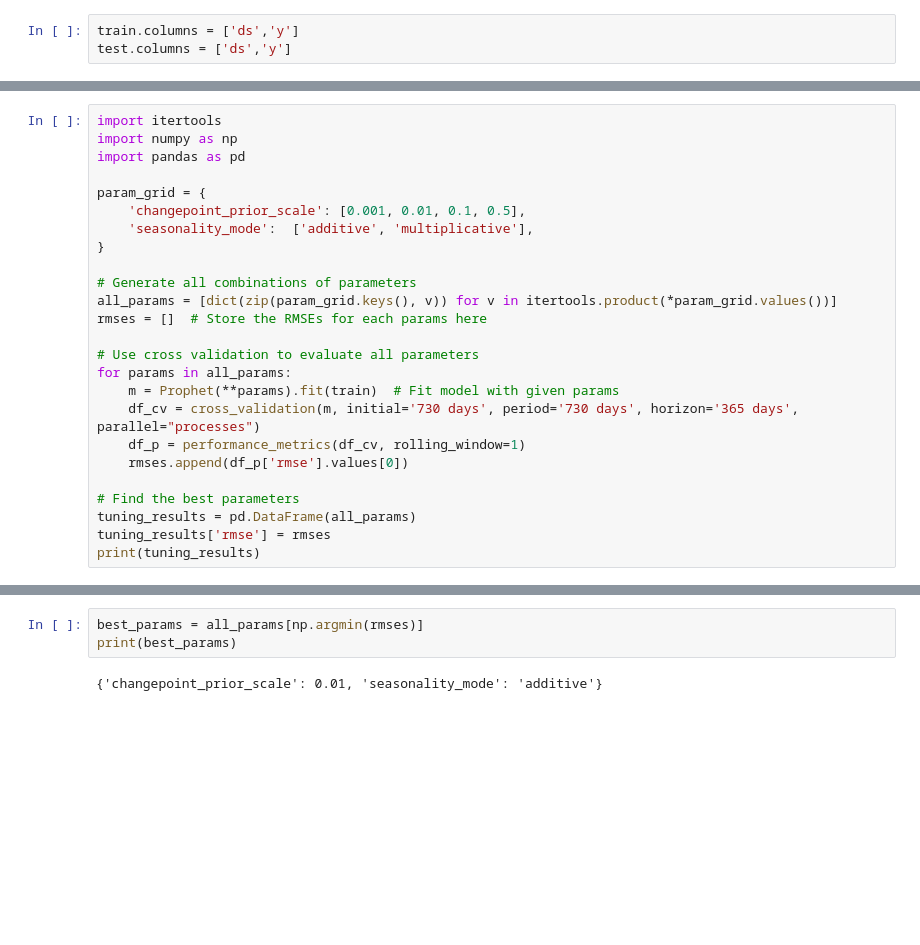
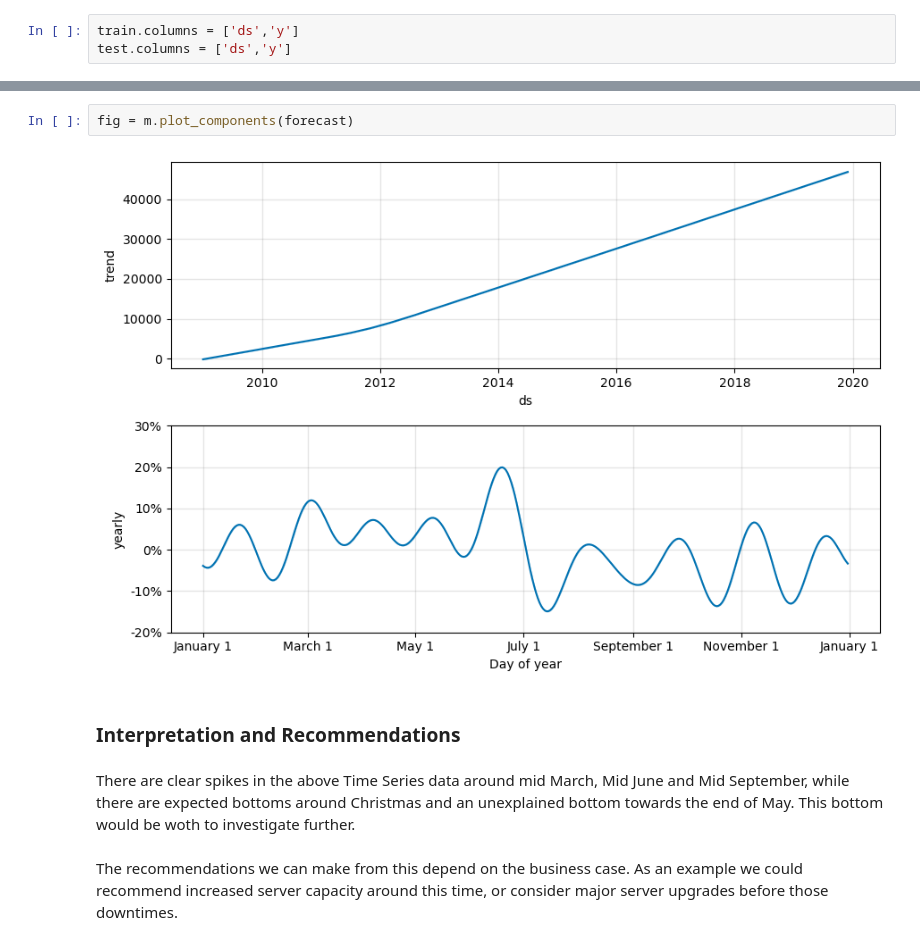
Before and after one commit to felixs7/stackoverflow-time-series, a Jupyter notebook: code/FB_Prophet_Train_Test_Notebook.ipynb, the cells around one changed output, grey strips where cells are left out. Cells and saved outputs as stored; diff of their text form; blank space fills up the shorter version.

```diff
--- a/code/FB_Prophet_Train_Test_Notebook.ipynb
+++ b/code/FB_Prophet_Train_Test_Notebook.ipynb
@@ -260,25 +158,0 @@ df_cv = cross_validation(m, initial=initial, period=period, horizon = horizon)
-# %%
-import itertools
-import numpy as np
-import pandas as pd
-
-param_grid = {
-    'changepoint_prior_scale': [0.001, 0.01, 0.1, 0.5],
-    'seasonality_mode':  ['additive', 'multiplicative'],
-}
-
-# Generate all combinations of parameters
-all_params = [dict(zip(param_grid.keys(), v)) for v in itertools.product(*param_grid.values())]
-rmses = []  # Store the RMSEs for each params here
-
-# Use cross validation to evaluate all parameters
-for params in all_params:
-    m = Prophet(**params).fit(train)  # Fit model with given params
-    df_cv = cross_validation(m, initial='730 days', period='730 days', horizon='365 days', parallel="processes")
-    df_p = performance_metrics(df_cv, rolling_window=1)
-    rmses.append(df_p['rmse'].values[0])
-
-# Find the best parameters
-tuning_results = pd.DataFrame(all_params)
-tuning_results['rmse'] = rmses
-print(tuning_results)
@@ -312,5 +159,10 @@ Optimization terminated abnormally. Falling back to Newton.
-# %%
-best_params = all_params[np.argmin(rmses)]
-print(best_params)
-# %% [output]
-{'changepoint_prior_scale': 0.01, 'seasonality_mode': 'additive'}
+# %%
+fig = m.plot_components(forecast)
+# %% [output]
+[figure, added]
+# %% [markdown]
+### Interpretation and Recommendations
+# %% [markdown]
+There are clear spikes in the above Time Series data around mid March, Mid June and Mid September, while there are expected bottoms around Christmas and an unexplained bottom towards the end of May. This bottom would be woth to investigate further.
+# %% [markdown]
+The recommendations we can make from this depend on the business case. As an example we could recommend increased server capacity around this time, or consider major server upgrades before those downtimes.
```
Also changed, not shown: parts of 30 cells of this notebook, 3 other files.
